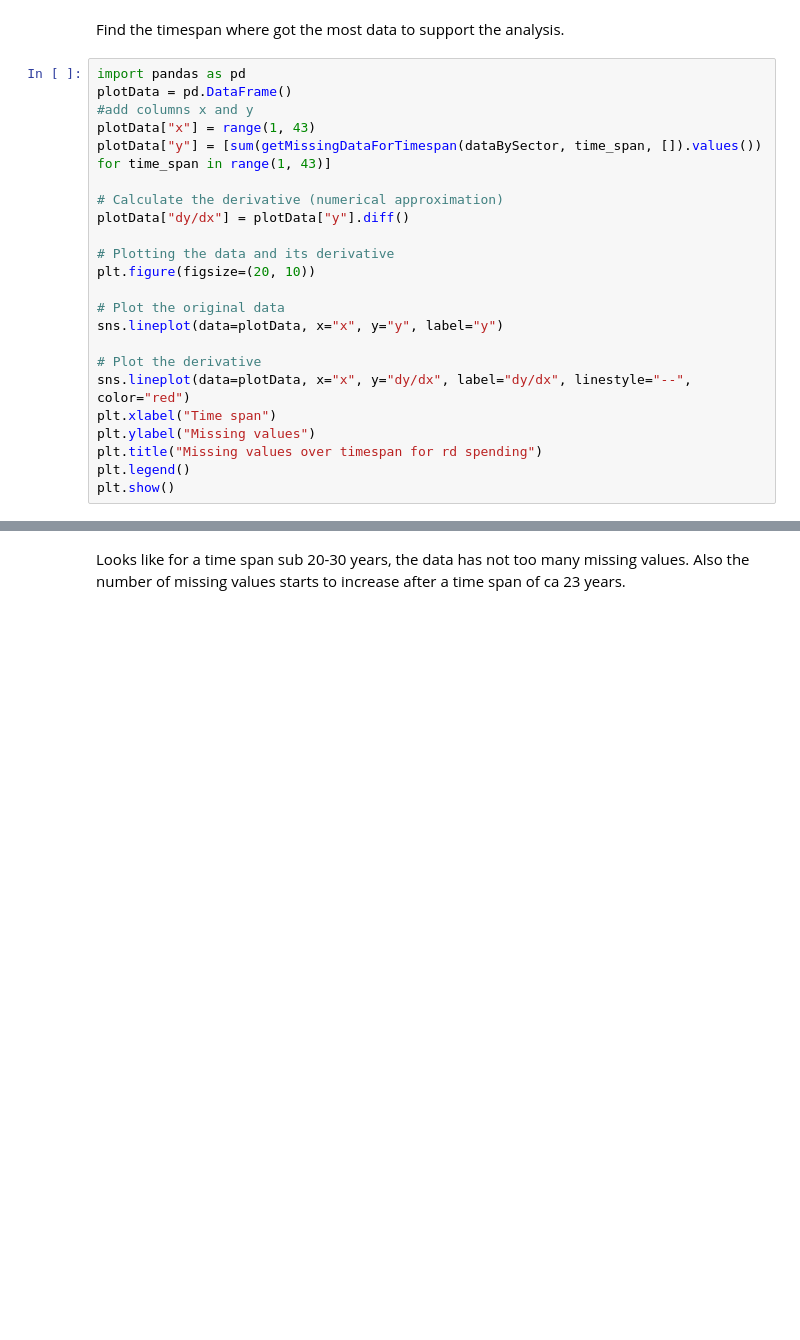
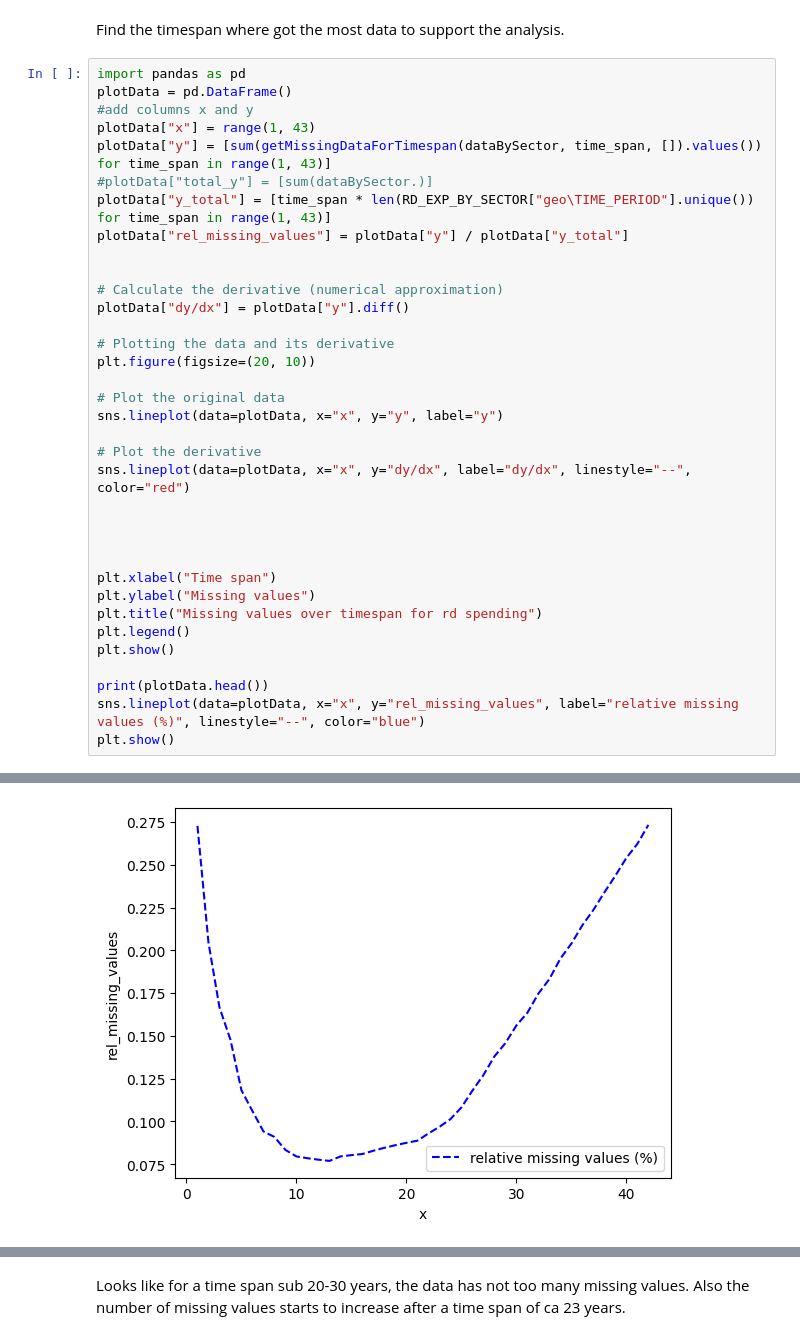
Before and after one commit to StefanHamm/DOPP_WS24, a Jupyter notebook: notebooks/InnovationAnalysis.ipynb, the cells around one changed output, grey strips where cells are left out. Drawn from its saved outputs; the diff is of its cells as text; blank space fills up the shorter version.

```diff
--- a/notebooks/InnovationAnalysis.ipynb
+++ b/notebooks/InnovationAnalysis.ipynb
@@ -113,6 +114,10 @@ plotData = pd.DataFrame()
 #add columns x and y
 plotData["x"] = range(1, 43)
 plotData["y"] = [sum(getMissingDataForTimespan(dataBySector, time_span, []).values()) for time_span in range(1, 43)]
+#plotData["total_y"] = [sum(dataBySector.)]
+plotData["y_total"] = [time_span * len(RD_EXP_BY_SECTOR["geo\TIME_PERIOD"].unique()) for time_span in range(1, 43)]
+plotData["rel_missing_values"] = plotData["y"] / plotData["y_total"]
+
 
 # Calculate the derivative (numerical approximation)
 plotData["dy/dx"] = plotData["y"].diff()
@@ -125,10 +130,18 @@ sns.lineplot(data=plotData, x="x", y="y", label="y")
 
 # Plot the derivative
 sns.lineplot(data=plotData, x="x", y="dy/dx", label="dy/dx", linestyle="--", color="red")
+
+
+
+
 plt.xlabel("Time span")
 plt.ylabel("Missing values")
 plt.title("Missing values over timespan for rd spending")
 plt.legend()
 plt.show()
+
+print(plotData.head())
+sns.lineplot(data=plotData, x="x", y="rel_missing_values", label="relative missing values (%)", linestyle="--", color="blue")
+plt.show()
 # %% [output]
 [figure]
@@ -134,0 +154 @@ plt.show()
+[figure, added]
```
Also changed, not shown: parts of 27 cells of this notebook.
